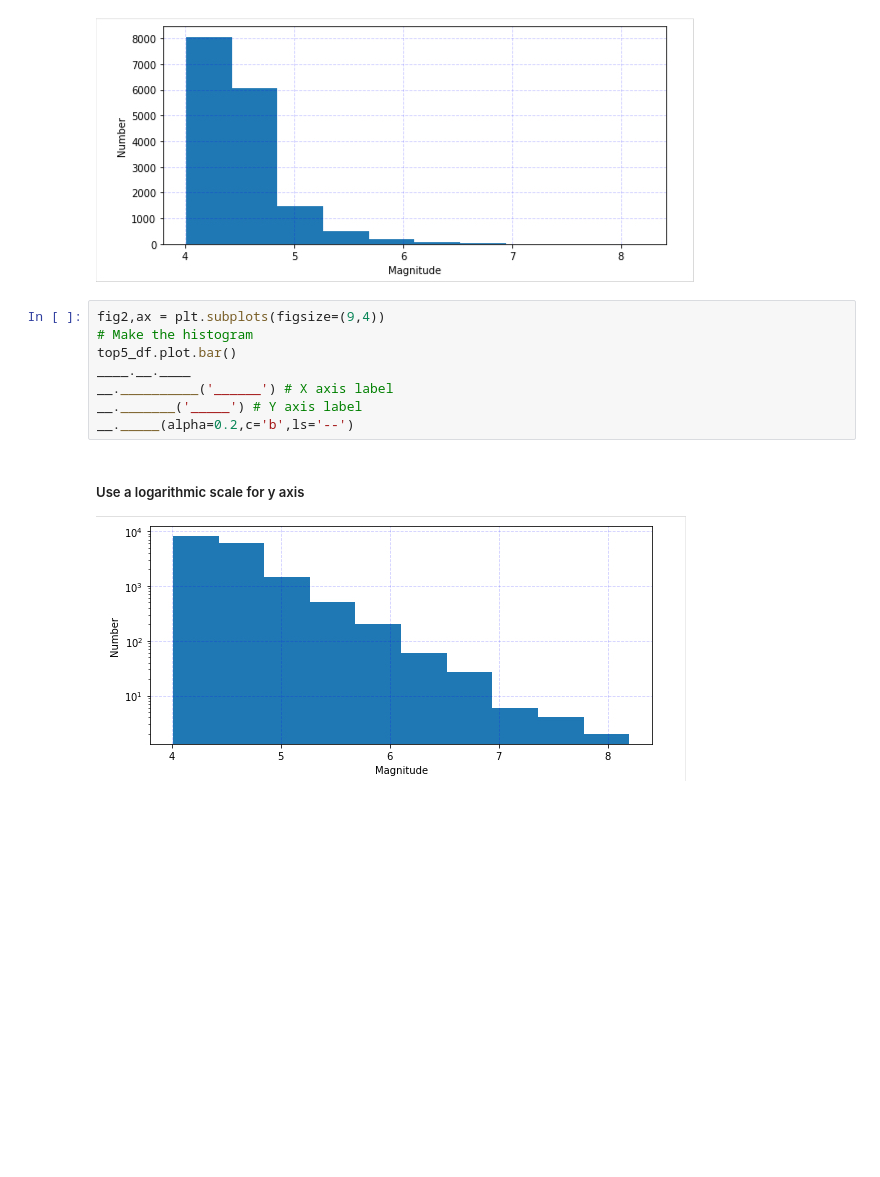
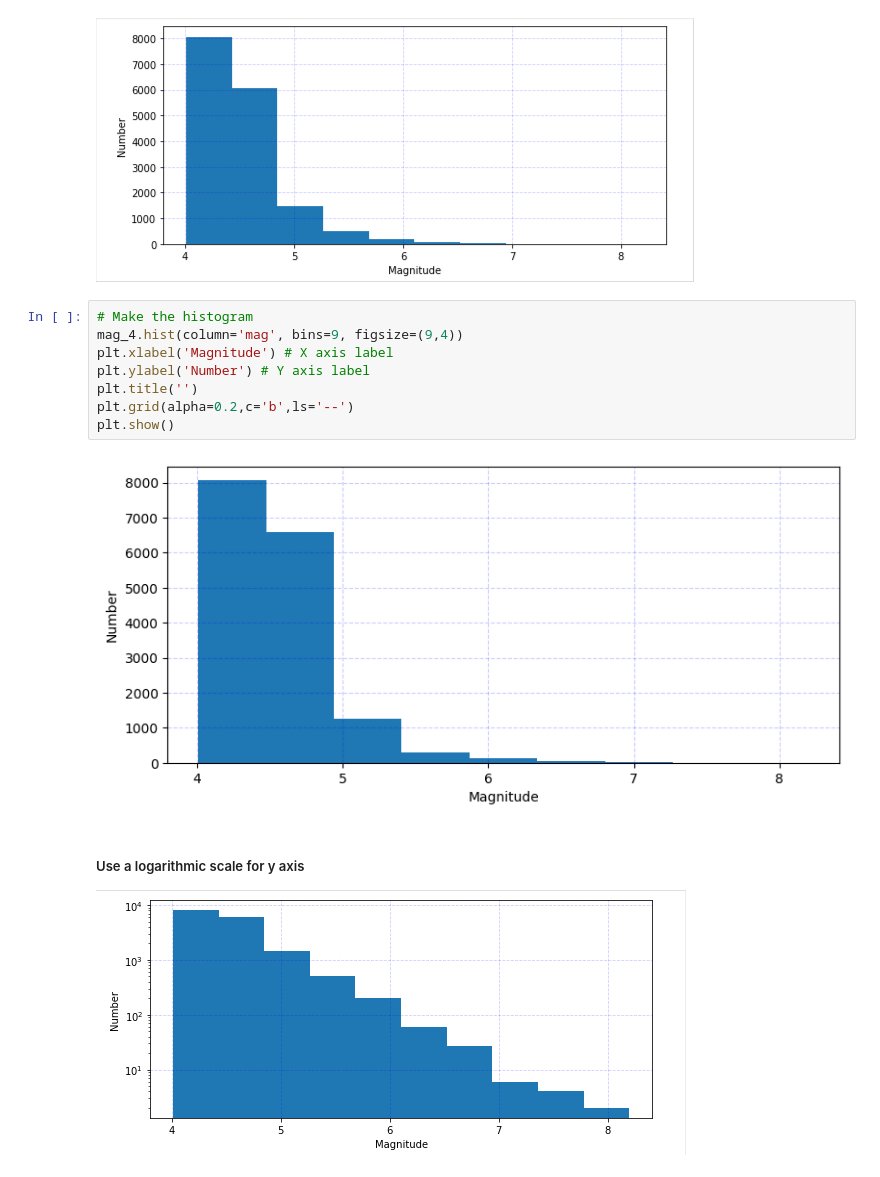
Before and after one commit to JoanneQuet/2023_Intro_Python, a Jupyter notebook: ML_EES/IP/W3_S1.ipynb, the cells around one changed output. Cells and saved outputs as stored; diff of their text form; blank space fills up the shorter version.

```diff
--- a/ML_EES/IP/W3_S1.ipynb
+++ b/ML_EES/IP/W3_S1.ipynb
@@ -333,14 +331,16 @@ top5_df.plot.bar(x='country',y='earthquake_num',rot=0,ax=axe)
 Hint: `Pandas` has a histogram function documented [at this link](https://pandas.pydata.org/pandas-docs/version/0.23/generated/pandas.DataFrame.hist.html) and `Matplotlib` has one documented [at this link](https://matplotlib.org/api/_as_gen/matplotlib.pyplot.hist.html)
 # %% [markdown]
 ![aaaaa8.jpg](embedded-picture-1)
-# %%
-fig2,ax = plt.subplots(figsize=(9,4))
-# Make the histogram
-top5_df.plot.bar()
-____.__.____
-__.__________('______') # X axis label
-__._______('_____') # Y axis label
-__._____(alpha=0.2,c='b',ls='--')
+# %%
+# Make the histogram
+mag_4.hist(column='mag', bins=9, figsize=(9,4))
+plt.xlabel('Magnitude') # X axis label
+plt.ylabel('Number') # Y axis label
+plt.title('')
+plt.grid(alpha=0.2,c='b',ls='--')
+plt.show()
+# %% [output]
+[figure, added]
 # %% [markdown]
 ##### Use a logarithmic scale for y axis
 
```
Also changed, not shown: parts of 5 cells of this notebook.
